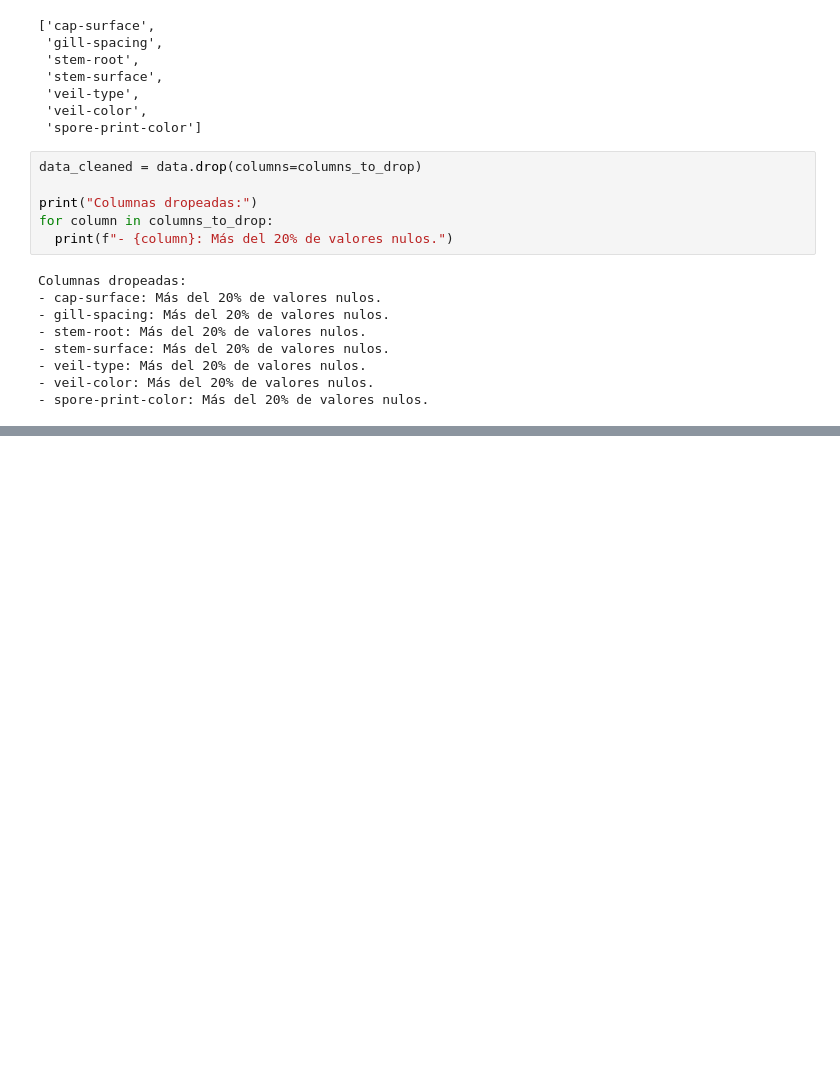
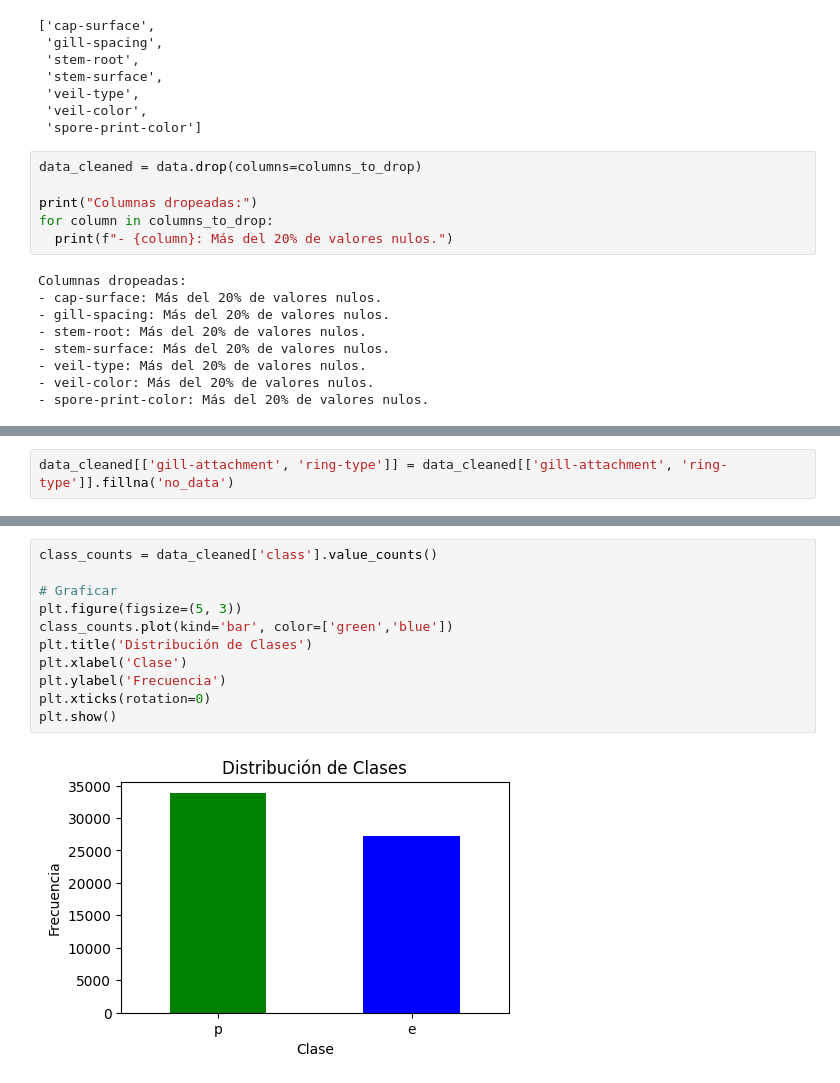
Before and after one commit to jorgechb/MLOps_Team14, a Jupyter notebook: proyecto_MLOps.ipynb, the cells around one changed output, grey strips where cells are left out. Saved outputs shown, nothing was run; the diff lists cells and outputs as text; blank space fills up the shorter version.

```diff
--- a/proyecto_MLOps.ipynb
+++ b/proyecto_MLOps.ipynb
@@ -147,0 +184,2 @@ Columnas dropeadas:
+# %%
+data_cleaned[['gill-attachment', 'ring-type']] = data_cleaned[['gill-attachment', 'ring-type']].fillna('no_data')
@@ -147,0 +214,13 @@ Columnas dropeadas:
+# %%
+class_counts = data_cleaned['class'].value_counts()
+
+# Graficar
+plt.figure(figsize=(5, 3))
+class_counts.plot(kind='bar', color=['green','blue'])
+plt.title('Distribución de Clases')
+plt.xlabel('Clase')
+plt.ylabel('Frecuencia')
+plt.xticks(rotation=0)
+plt.show()
+# %% [output]
+[figure, added]
```
Also changed, not shown: parts of 37 cells of this notebook.
